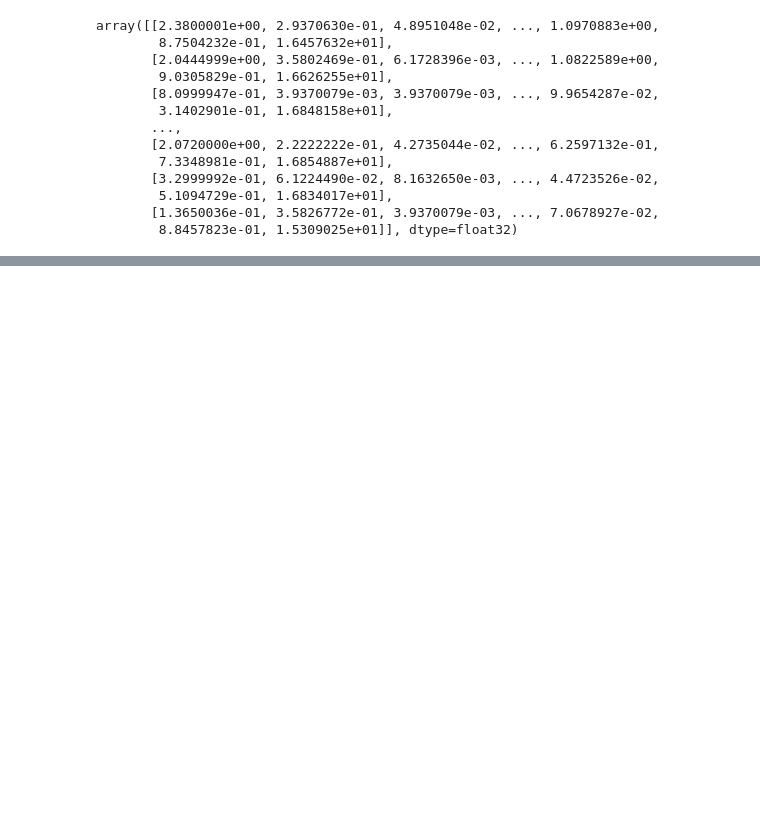
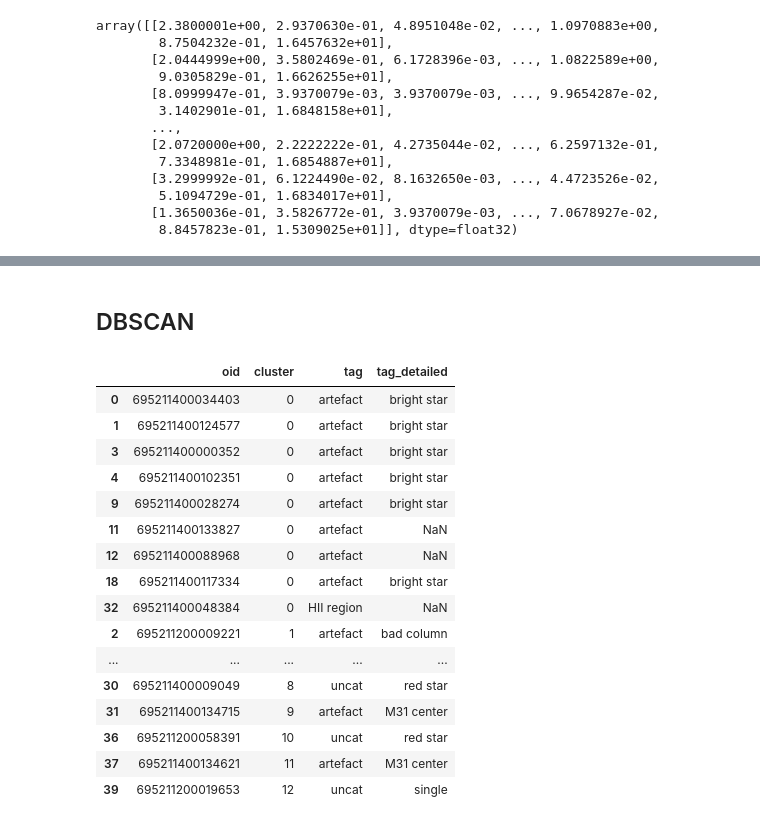
Before and after one commit to snad-space/zwad, a Jupyter notebook: notebooks/anomaly_clustering.ipynb, the cells around one changed output, grey strips where cells are left out. Cells and saved outputs as stored; diff of their text form; code cells hidden in the pictures; blank space fills up the shorter version.

```diff
--- a/notebooks/anomaly_clustering.ipynb
+++ b/notebooks/anomaly_clustering.ipynb
@@ -79,0 +158,29 @@ table
+# %% [markdown]
+## DBSCAN
+# %%
+dbscan = DBSCAN(eps=4, #max distance for which two particles can be considered in the "same neighborhood"
+                min_samples=1) #Number of SPH particles needed in neighborhood for datum to be considered "core point"
+
+clustering_dbscan = dbscan.fit_predict(scale_values(anomaly_feature))
+# %%
+table_dbscan = pd.DataFrame({'oid': anomaly_oid, 'cluster': clustering_dbscan}).merge(expert_table[['oid', 'tag', 'tag_detailed']])
+table_dbscan = table_dbscan.sort_values(by='cluster', kind='mergesort')
+table_dbscan
+# %% [output]
+|  | oid | cluster | tag | tag_detailed |
+| 0 | 695211400034403 | 0 | artefact | bright star |
+| 1 | 695211400124577 | 0 | artefact | bright star |
+| 3 | 695211400000352 | 0 | artefact | bright star |
+| 4 | 695211400102351 | 0 | artefact | bright star |
+| 9 | 695211400028274 | 0 | artefact | bright star |
+| 11 | 695211400133827 | 0 | artefact | NaN |
+| 12 | 695211400088968 | 0 | artefact | NaN |
+| 18 | 695211400117334 | 0 | artefact | bright star |
+| 32 | 695211400048384 | 0 | HII region | NaN |
+| 2 | 695211200009221 | 1 | artefact | bad column |
+| ... | ... | ... | ... | ... |
+| 30 | 695211400009049 | 8 | uncat | red star |
+| 31 | 695211400134715 | 9 | artefact | M31 center |
+| 36 | 695211200058391 | 10 | uncat | red star |
+| 37 | 695211400134621 | 11 | artefact | M31 center |
+| 39 | 695211200019653 | 12 | uncat | single |
```
Also changed, not shown: parts of 23 cells of this notebook, 3 other files.
